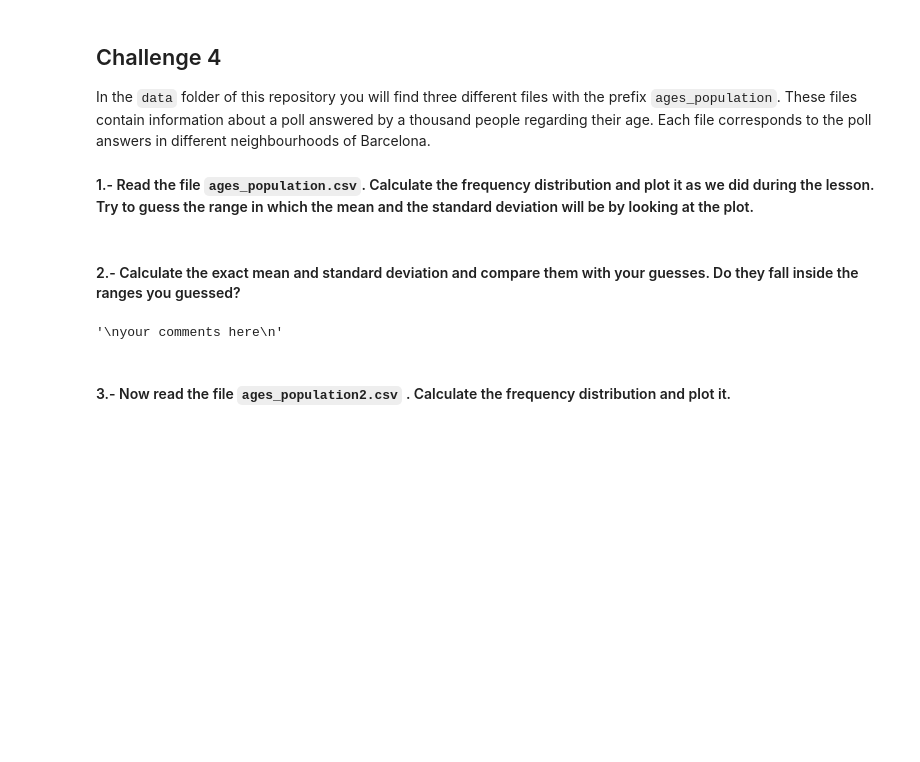
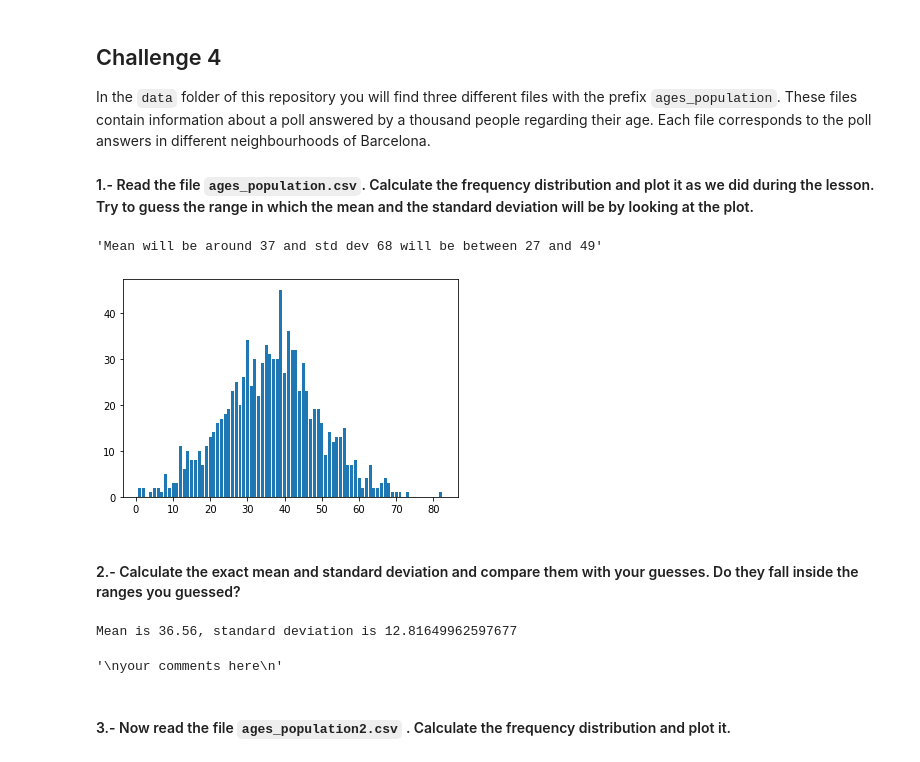
Before and after one commit to ta-data-bcn/descriptive-stats, a Jupyter notebook: your-code/main.ipynb, the cells around one changed output. Drawn from its saved outputs; the diff is of its cells as text; code cells hidden in the pictures; blank space fills up the shorter version.

```diff
--- a/your-code/main.ipynb
+++ b/your-code/main.ipynb
@@ -194,2 +191,11 @@ In the `data` folder of this repository you will find three different files with
+# %%
+# your code here
+ages_pop = pd.read_csv('../data/ages_population.csv')
+ages_freq = np.unique(ages_pop['observation'], return_counts=True)
+plt.bar(ages_freq[0], ages_freq[1])
+"""Mean will be around 37 and std dev 68 will be between 27 and 49"""
+# %% [output]
+'Mean will be around 37 and std dev 68 will be between 27 and 49'
+[figure, added]
 # %% [markdown]
 #### 2.- Calculate the exact mean and standard deviation and compare them with your guesses. Do they fall inside the ranges you guessed?
@@ -198,8 +202,15 @@ In the `data` folder of this repository you will find three different files with
-# %%
-"""
-your comments here
-"""
-# %% [output]
-'\nyour comments here\n'
+# %%
+# your code here
+#ages_pop
+mean = ages_pop.observation.mean()
+std = ages_pop.observation.std()
+print(f'Mean is {mean}, standard deviation is {std}')
+# %% [output]
+Mean is 36.56, standard deviation is 12.81649962597677
+# %%
+"""
+"""
+# %% [output]
+'\nyour comments here\n'
 # %% [markdown]
 #### 3.- Now read the file `ages_population2.csv` . Calculate the frequency distribution and plot it.
```
Also changed, not shown: parts of 35 cells of this notebook.
